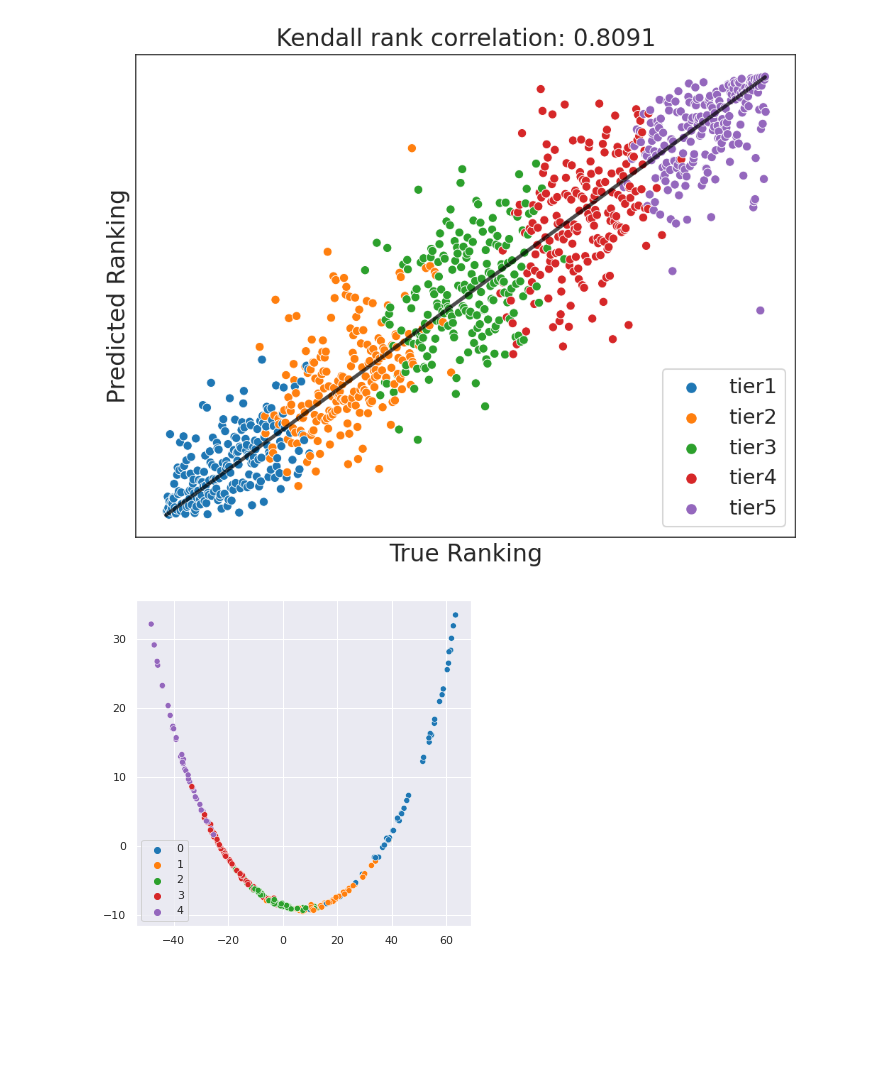
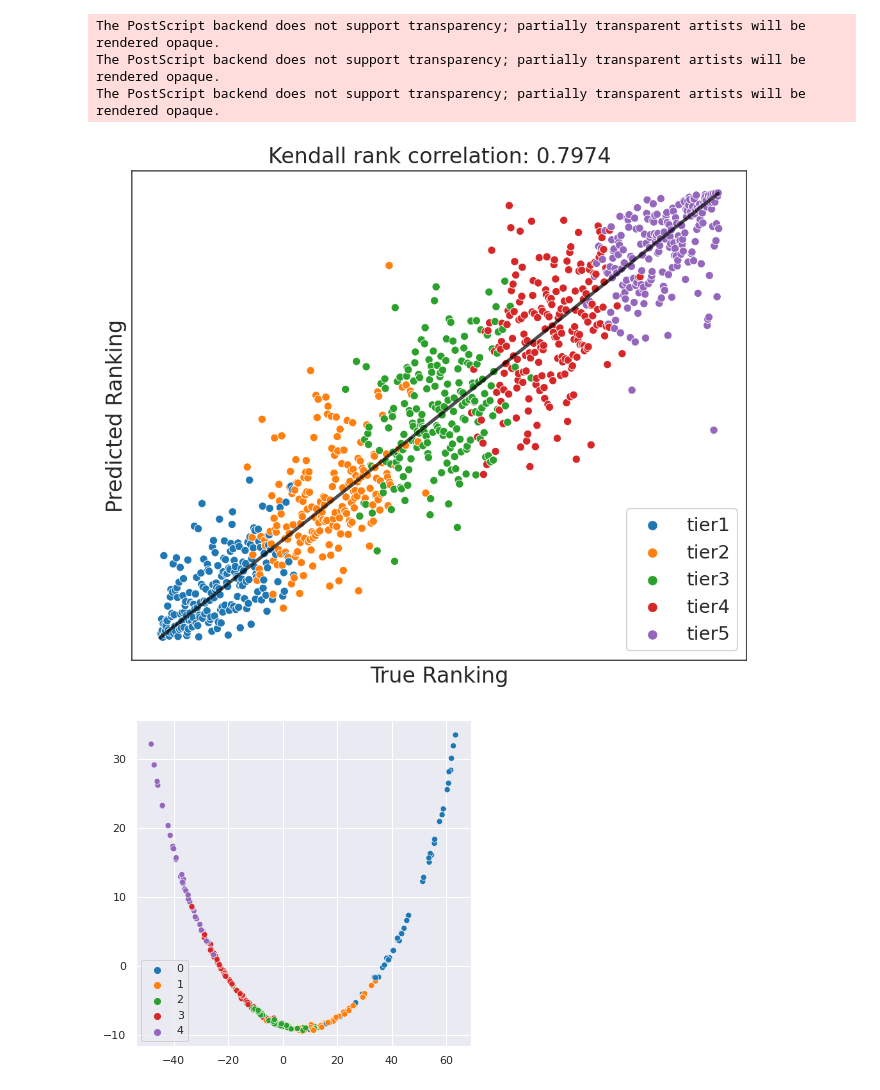
Before and after one commit to initxu/naranker, a Jupyter notebook: visual/visual.ipynb, the cells around one changed output. Cells and saved outputs as stored; diff of their text form; code cells hidden in the pictures; blank space fills up the shorter version.

Commit message:
update exp results and plot

```diff
--- a/visual/visual.ipynb
+++ b/visual/visual.ipynb
@@ -46,30 +46,34 @@ for i, it in enumerate(ranked_sorted_by_gtrank_list):
 # %%
 import seaborn as sns
 import matplotlib.pyplot as plt
 sns.set_style("white")
 fig = plt.figure(num=1, figsize=(8,6), dpi=150)
 
 ax1 = fig.add_subplot()
-ax1.set_title('Kendall rank correlation: 0.8091', fontsize=16)
+ax1.set_title('Kendall rank correlation: 0.7974', fontsize=16)
 ax1 = sns.scatterplot(x=a[:,1], y=a[:,0], hue=a[:,2], palette='tab10')
 
 x=np.arange(0,1024)
 y =1*x
 ax1.plot(x, y, linewidth=2.5, color = '#000000', alpha = 0.7)
 
 ax1.axes.xaxis.set_ticks([])
 ax1.axes.yaxis.set_ticks([])
 
 handles, labels = ax1.get_legend_handles_labels()
 labels = ['tier1', 'tier2', 'tier3', 'tier4', 'tier5']
 plt.legend(loc=4, fontsize=14, ncol=1, handles =handles, labels=labels)
 plt.xlabel('True Ranking', fontsize=16)
 plt.ylabel('Predicted Ranking',fontsize=16)
+plt.subplots_adjust(bottom=0.1,left = 0.15,right=0.95,top=0.95)
 
-# plt.savefig('Kendaltau.eps',format='eps',dpi=150)
+plt.savefig('Kendaltau.eps',format='eps',dpi=150)
 plt.show()
 # %% [output]
+The PostScript backend does not support transparency; partially transparent artists will be rendered opaque.
+The PostScript backend does not support transparency; partially transparent artists will be rendered opaque.
+The PostScript backend does not support transparency; partially transparent artists will be rendered opaque.
-[figure, old version]
+[figure, new version]
 # %%
 import torch
 import matplotlib.pyplot as plt
```
Also changed, not shown: parts of 1 cell of this notebook, 1 other file.
